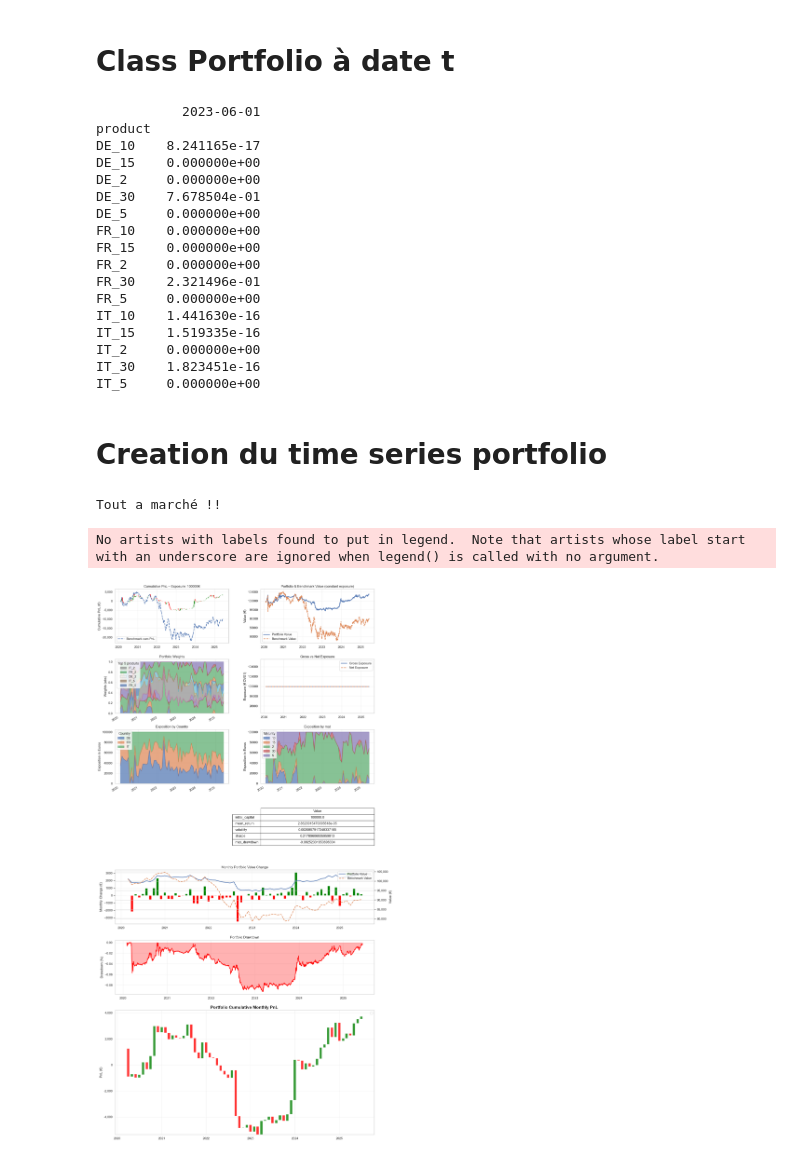
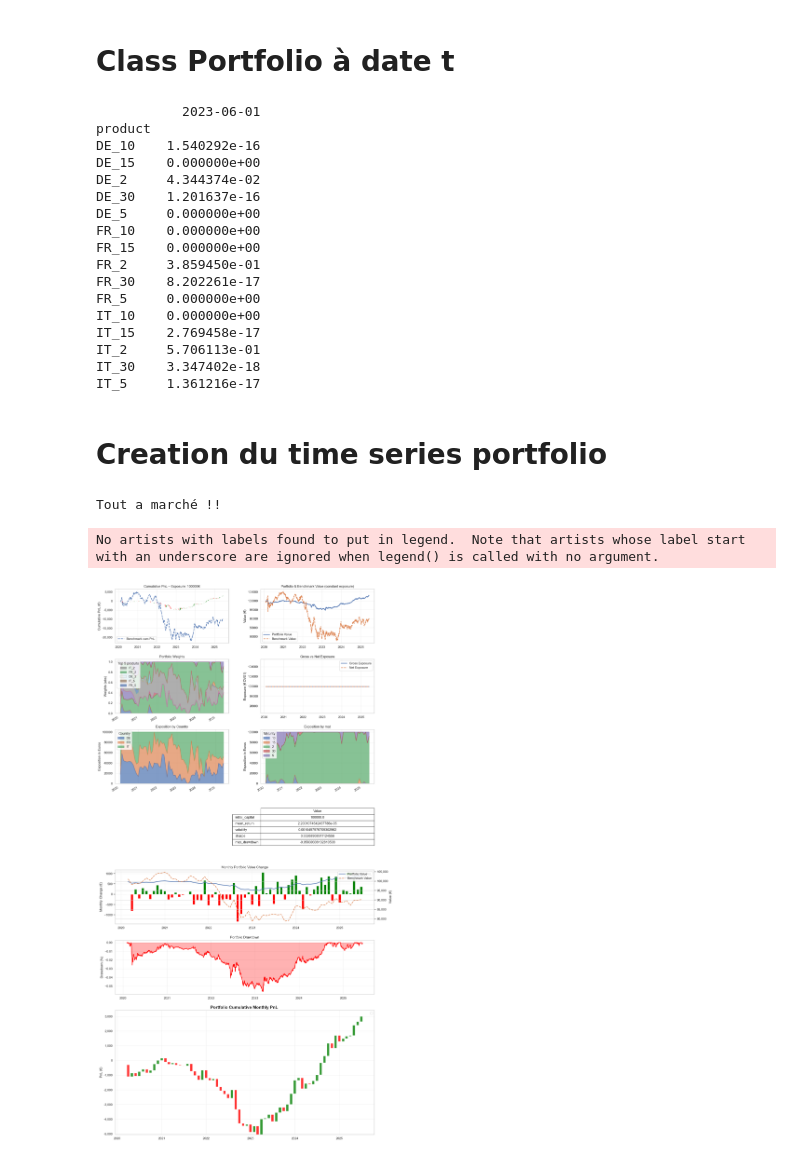
Before and after one commit to pradosth0/Markowitz_based_portfolio_allocation, a Jupyter notebook: pf_bond.ipynb, the cells around one changed output. Drawn from its saved outputs; the diff is of its cells as text; code cells hidden in the pictures.

Commit message:
"Shrinkage"

```diff
--- a/pf_bond.ipynb
+++ b/pf_bond.ipynb
@@ -226,14 +213,12 @@ class Portfolio:
         )
 
         # Covariance between products
-        Sigma = panel.cov()
-
-        # Ridge shrinkage
-        la = 1e-5
-        Sigma = (1 - la) * Sigma + la * np.eye(Sigma.shape[0])
-
+        X = panel.fillna(0).values
+        # Fit Ledoit-Wolf
+        lw = LedoitWolf().fit(X)
+        Sigma = lw.covariance_
+        # Back to DataFrame with product labels
         Sigma = pd.DataFrame(Sigma, index=panel.columns, columns=panel.columns)
-        Sigma = Sigma.fillna(0)
 
         self.cov_matrix = Sigma
 
@@ -313,7 +298,7 @@ class Portfolio:
 date = "2023-06-01"
 
 
-pf = Portfolio(data_completed, date, benchmark="ew", long_only=True, window_days=60,lamb=10)
+pf = Portfolio(data_completed, date, benchmark="ew", long_only=True, window_days=200,lamb=10000)
 #print(pf.returns)
 w = pf.process()
 #print(pf.mean_returns)
@@ -321,21 +306,21 @@ print(w)
 # %% [output]
            2023-06-01
 product
-DE_10    8.241165e-17
+DE_10    1.540292e-16
 DE_15    0.000000e+00
-DE_2     0.000000e+00
-DE_30    7.678504e-01
+DE_2     4.344374e-02
+DE_30    1.201637e-16
 DE_5     0.000000e+00
 FR_10    0.000000e+00
 FR_15    0.000000e+00
-FR_2     0.000000e+00
-FR_30    2.321496e-01
+FR_2     3.859450e-01
+FR_30    8.202261e-17
 FR_5     0.000000e+00
-IT_10    1.441630e-16
-IT_15    1.519335e-16
-IT_2     0.000000e+00
-IT_30    1.823451e-16
-IT_5     0.000000e+00
+IT_10    0.000000e+00
+IT_15    2.769458e-17
+IT_2     5.706113e-01
+IT_30    3.347402e-18
+IT_5     1.361216e-17
 # %% [markdown]
 # Creation du time series portfolio
 # %%
@@ -553,25 +538,25 @@ class TimeSeriesPortfolio:
 # %%
 start_date = "2020-01-01"
 end_date   = "2025-06-10"
 
 
 tspf = TimeSeriesPortfolio(
     data_completed,
     start_date,
     end_date,
     rebalance_freq="1M",
     long_only=True,
-    lamb=50,
+    lamb=150,
     benchmark="ew",
     ridge=1,
-    window_days=100  # ~ daily data per rebalance
+    window_days=150  # ~ daily data per rebalance
     )
 
 tspf.generate_portfolios()
 
 viz = PortfolioDashboardVisualizer(tspf)
 viz.plot_dashboard()
 # %% [output]
 Tout a marché !!
 No artists with labels found to put in legend.  Note that artists whose label start with an underscore are ignored when legend() is called with no argument.
-[figure, old version]
+[figure, new version]
```
Also changed, not shown: parts of 2 cells of this notebook.
